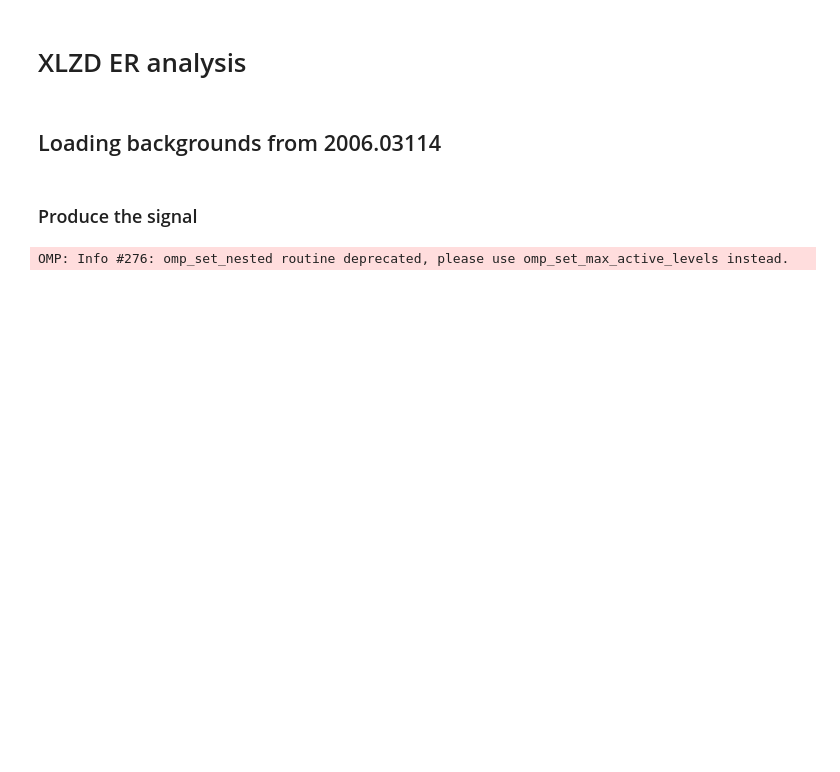
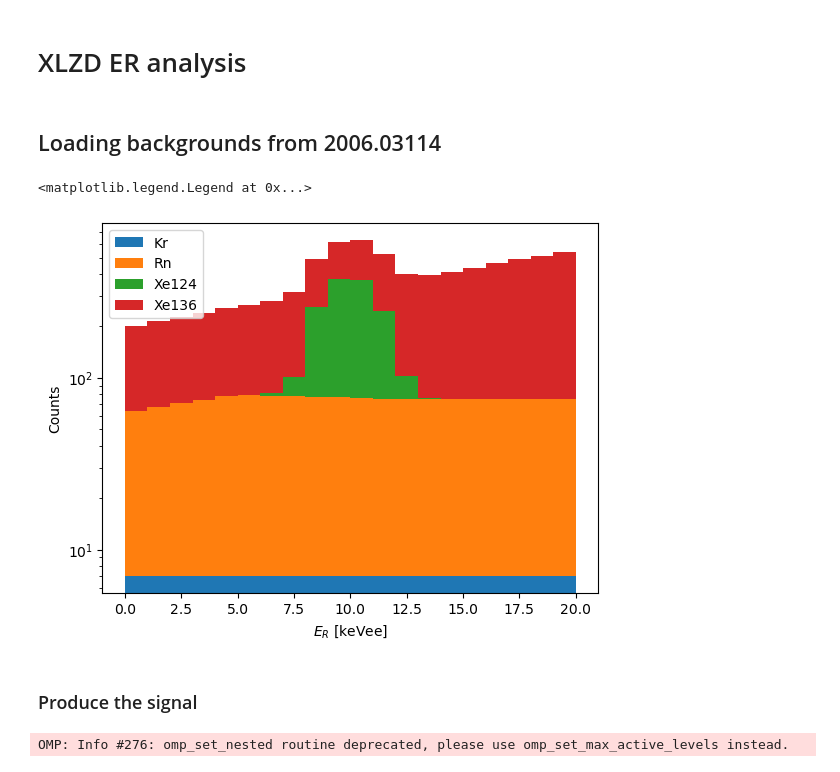
Before and after one commit to SNuDD/SNuDD, a Jupyter notebook: notebooks/XLZD_ER.ipynb, the cells around one changed output. Cells and saved outputs as stored; diff of their text form; code cells hidden in the pictures; blank space fills up the shorter version.

```diff
--- a/notebooks/XLZD_ER.ipynb
+++ b/notebooks/XLZD_ER.ipynb
@@ -19,46 +19,51 @@ bkg_rn_interp = interpolate.interp1d(bkg_rn_dat[:,0], bkg_rn_dat[:,1], fill_valu
 bkg_xe124_interp = interpolate.interp1d(bkg_xe124_dat[:,0], bkg_xe124_dat[:,1], fill_value='extrapolate')
 bkg_xe136_interp = interpolate.interp1d(bkg_xe136_dat[:,0], bkg_xe136_dat[:,1], fill_value='extrapolate')
 # %%
-# exposure_xlzd = 200. # t yrs
+from scipy import integrate
 
-# # Definine binning
-# bin_edges = np.linspace(0,20, 21, endpoint=True)
-# nbins = len(bin_edges) - 1
-# bin_width = bin_edges[1] - bin_edges[0]
+exposure_xlzd = 200. # t yrs
+
+# Definine binning
+bin_edges = np.linspace(0,20, 21, endpoint=True)
+nbins = len(bin_edges) - 1
+bin_width = bin_edges[1] - bin_edges[0]
 
 
-# bin_centers = np.empty((nbins))
-# bkg_kr_bins    = np.empty((nbins))
-# bkg_rn_bins    = np.empty((nbins))
-# bkg_xe124_bins = np.empty((nbins))
-# bkg_xe136_bins = np.empty((nbins))
+bin_centers = np.empty((nbins))
+bkg_kr_bins    = np.empty((nbins))
+bkg_rn_bins    = np.empty((nbins))
+bkg_xe124_bins = np.empty((nbins))
+bkg_xe136_bins = np.empty((nbins))
 
-# # Integrate diff spectra across bins
-# dm_rates = np.empty((nbins))
-# for i in range(nbins):
-#     # Get bin centers
-#     bin_centers[i] = (bin_edges[i] + bin_edges[i+1]) / 2
+# Integrate diff spectra across bins
+dm_rates = np.empty((nbins))
+for i in range(nbins):
+    # Get bin centers
+    bin_centers[i] = (bin_edges[i] + bin_edges[i+1]) / 2
 
-#     # Subdivide bin
-#     x = np.linspace(bin_edges[i], bin_edges[i+1], 20)
+    # Subdivide bin
+    x = np.linspace(bin_edges[i], bin_edges[i+1], 20)
 
-#     # Get interpolation of rate in bin window
-#     bkg_kr_bins[i]    = integrate.trapezoid(bkg_kr_interp(x), x) * exposure_xlzd
-#     bkg_rn_bins[i]    = integrate.trapezoid(bkg_rn_interp(x), x) * exposure_xlzd
-#     bkg_xe124_bins[i] = integrate.trapezoid(bkg_xe124_interp(x), x) * exposure_xlzd
-#     bkg_xe136_bins[i] = integrate.trapezoid(bkg_xe136_interp(x), x) * exposure_xlzd
+    # Get interpolation of rate in bin window
+    bkg_kr_bins[i]    = integrate.trapezoid(bkg_kr_interp(x), x) * exposure_xlzd
+    bkg_rn_bins[i]    = integrate.trapezoid(bkg_rn_interp(x), x) * exposure_xlzd
+    bkg_xe124_bins[i] = integrate.trapezoid(bkg_xe124_interp(x), x) * exposure_xlzd
+    bkg_xe136_bins[i] = integrate.trapezoid(bkg_xe136_interp(x), x) * exposure_xlzd
 
 
-# # Stacked histogram
-# stacked_bkgs = [bkg_kr_bins, bkg_rn_bins, bkg_xe124_bins, bkg_xe136_bins]
+# Stacked histogram
+stacked_bkgs = [bkg_kr_bins, bkg_rn_bins, bkg_xe124_bins, bkg_xe136_bins]
 
-# # Plotting
-# plt.hist(len(stacked_bkgs)*[bin_centers], weights=stacked_bkgs, bins=bin_edges, density=False, stacked=True , histtype='barstacked', log=False, label=["Kr", "Rn", "Xe124", "Xe136"])
-# plt.yscale('log')
-# # plt.xscale('log')
-# plt.xlabel(r"$E_R$ [keVee]")
-# plt.ylabel("Counts")
-# plt.legend()
+# Plotting
+plt.hist(len(stacked_bkgs)*[bin_centers], weights=stacked_bkgs, bins=bin_edges, density=False, stacked=True , histtype='barstacked', log=False, label=["Kr", "Rn", "Xe124", "Xe136"])
+plt.yscale('log')
+# plt.xscale('log')
+plt.xlabel(r"$E_R$ [keVee]")
+plt.ylabel("Counts")
+plt.legend()
+# %% [output]
+<matplotlib.legend.Legend at 0x...>
+[figure, added]
 # %% [markdown]
 ### Produce the signal
 # %%
```
Also changed, not shown: parts of 13 cells of this notebook, 1 other file.
